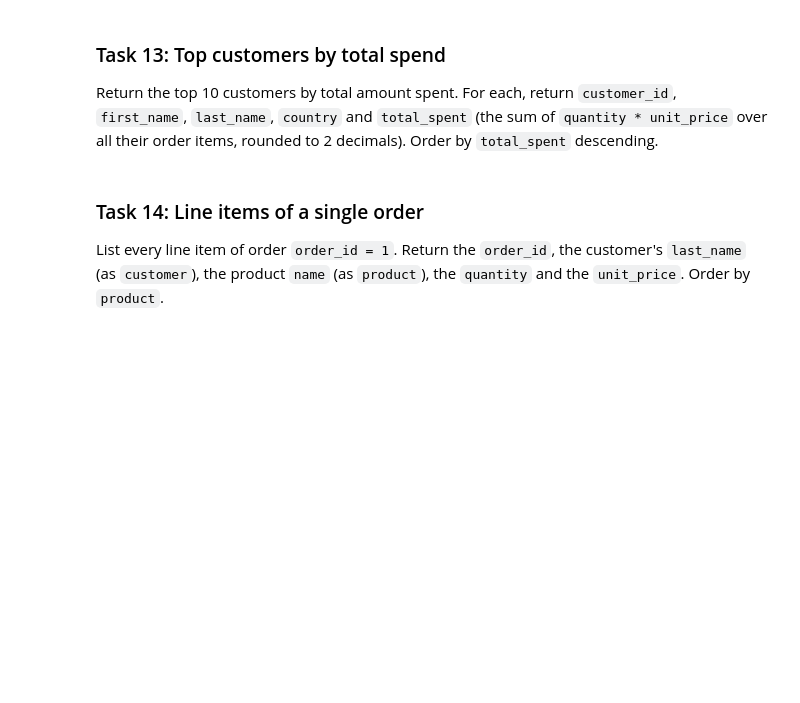
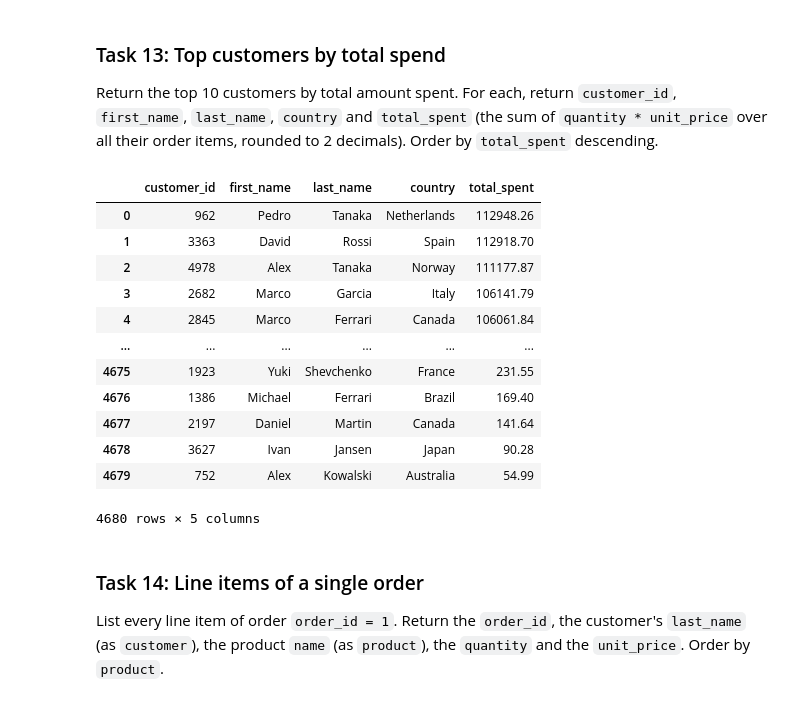
Before and after one commit to Andrey9417/sql-tasks, a Jupyter notebook: tasks.ipynb, the cells around one changed output. Drawn from its saved outputs; the diff is of its cells as text; code cells hidden in the pictures; blank space fills up the shorter version.

```diff
--- a/tasks.ipynb
+++ b/tasks.ipynb
@@ -196,9 +398,28 @@ run_query(task_12)
 Return the top 10 customers by total amount spent. For each, return `customer_id`, `first_name`, `last_name`, `country` and `total_spent` (the sum of `quantity * unit_price` over all their order items, rounded to 2 decimals). Order by `total_spent` descending.
 # %%
 task_13 = """
--- TODO: write your SQL query here
+SELECT c.customer_id, c.first_name, c.last_name, c.country, ROUND(SUM(oi.quantity * oi.unit_price), 2) AS total_spent
+FROM order_items oi
+JOIN orders o ON oi.order_id = o.order_id
+JOIN customers c ON o.customer_id = c.customer_id
+GROUP BY c.customer_id
+ORDER BY total_spent DESC
 """
 run_query(task_13)
+# %% [output]
+|  | customer_id | first_name | last_name | country | total_spent |
+| 0 | 962 | Pedro | Tanaka | Netherlands | 112948.26 |
+| 1 | 3363 | David | Rossi | Spain | 112918.70 |
+| 2 | 4978 | Alex | Tanaka | Norway | 111177.87 |
+| 3 | 2682 | Marco | Garcia | Italy | 106141.79 |
+| 4 | 2845 | Marco | Ferrari | Canada | 106061.84 |
+| ... | ... | ... | ... | ... | ... |
+| 4675 | 1923 | Yuki | Shevchenko | France | 231.55 |
+| 4676 | 1386 | Michael | Ferrari | Brazil | 169.40 |
+| 4677 | 2197 | Daniel | Martin | Canada | 141.64 |
+| 4678 | 3627 | Ivan | Jansen | Japan | 90.28 |
+| 4679 | 752 | Alex | Kowalski | Australia | 54.99 |
+4680 rows × 5 columns
 # %% [markdown]
 ### Task 14: Line items of a single order
 
```
Also changed, not shown: parts of 20 cells of this notebook.
